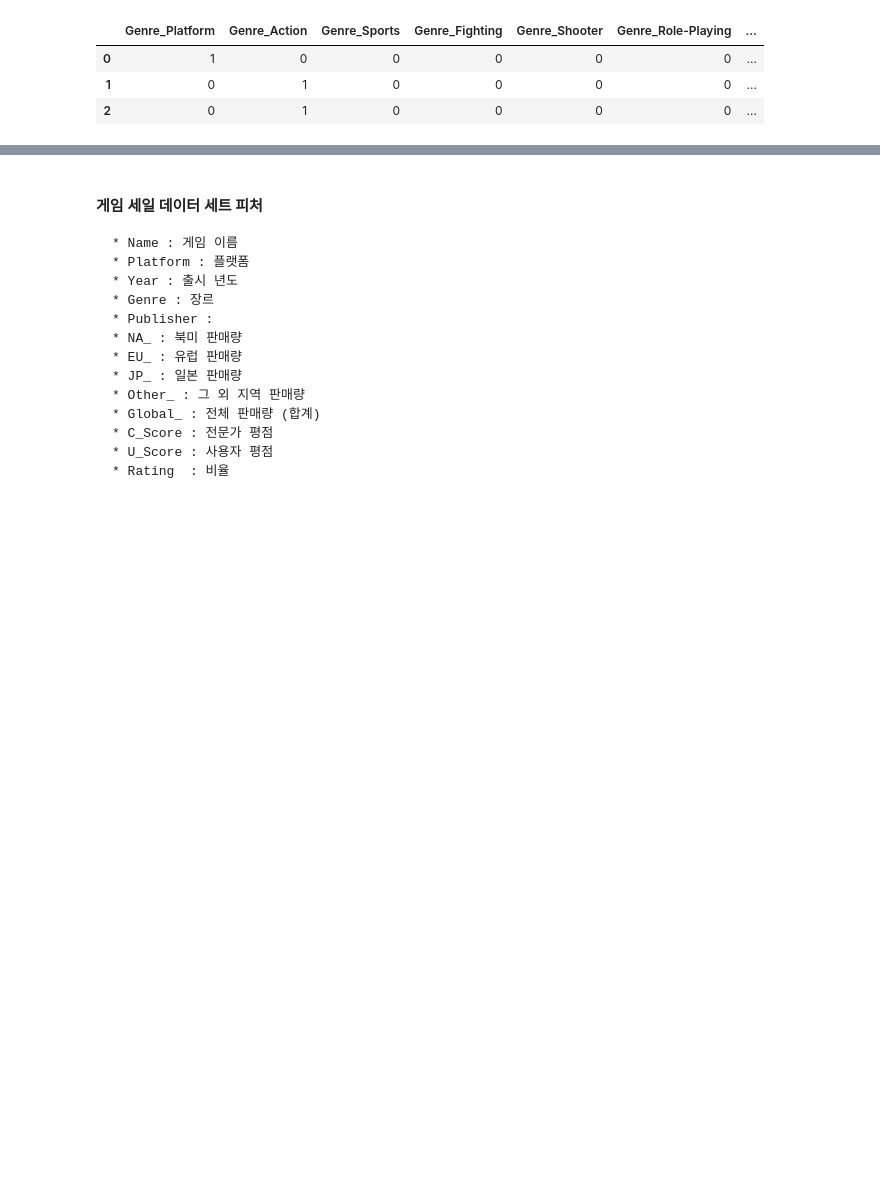
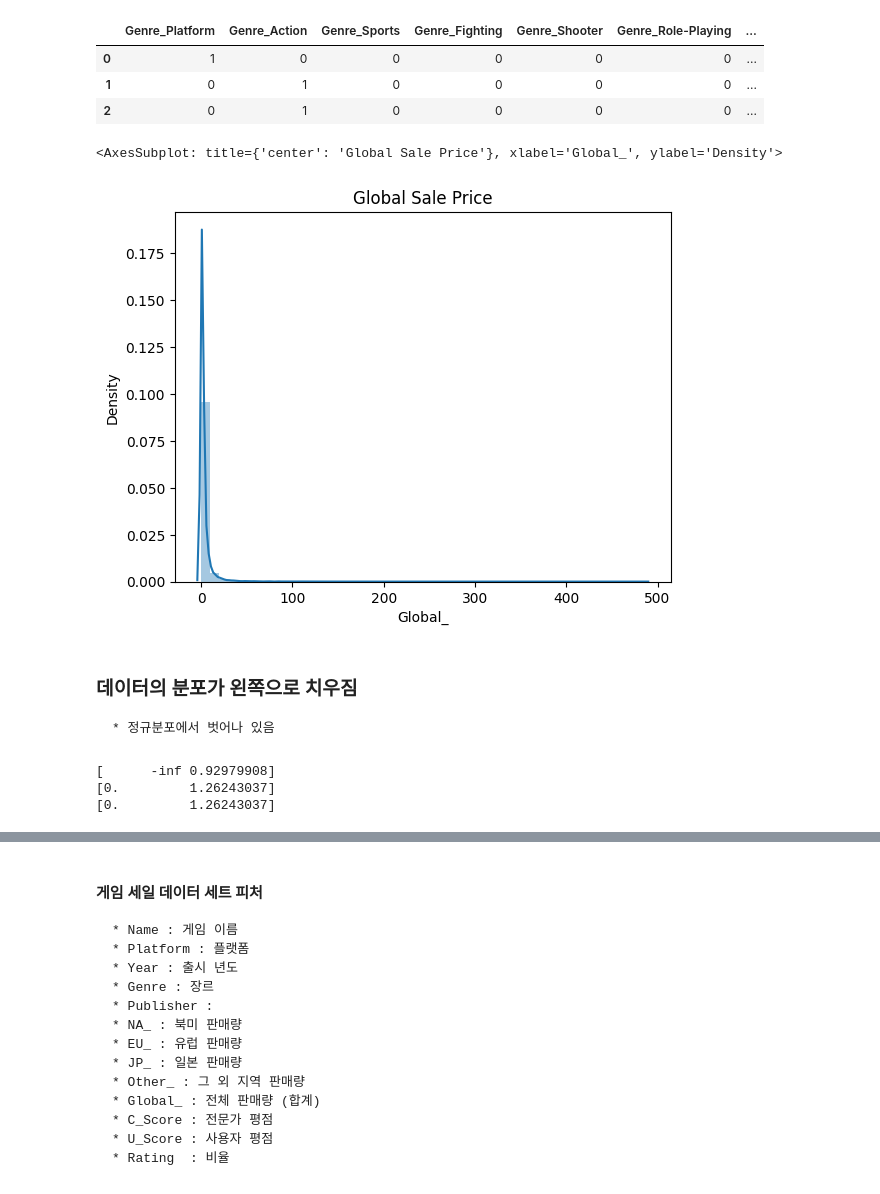
Before and after one commit to lullu303/RPG_PJT, a Jupyter notebook: RPG_PJT/선형회귀테스트.ipynb, the cells around one changed output, grey strips where cells are left out. Drawn from its saved outputs; the diff is of its cells as text; code cells hidden in the pictures; blank space fills up the shorter version.

```diff
--- a/RPG_PJT/선형회귀테스트.ipynb
+++ b/RPG_PJT/선형회귀테스트.ipynb
@@ -78,0 +73,23 @@ train, val=train_test_split(trainval)
+# %%
+# 타겟값 분포도 확인
+plt.title('Global Sale Price')
+sns.distplot(df['Global_'])
+# %% [output]
+<AxesSubplot: title={'center': 'Global Sale Price'}, xlabel='Global_', ylabel='Density'>
+[figure, added]
+# %% [markdown]
+### 데이터의 분포가 왼쪽으로 치우짐
+    * 정규분포에서 벗어나 있음
+# %%
+# log1p 함수 사용 이유
+compare = np.array([0,2.534])
+print(np.log(compare))
+# 변환대상값이 0이면 무한대값이 결과로 나오므로 사용불가임
+# 변환할 데이터에 1을 더해서 log 변환
+print(np.log(compare+1))
+# log1p 함수는 직접 1을 더하지 않고 함수가 해결함
+print(np.log1p(compare))
+# %% [output]
+[      -inf 0.92979908]
+[0.         1.26243037]
+[0.         1.26243037]
```
Also changed, not shown: parts of 49 cells of this notebook.
